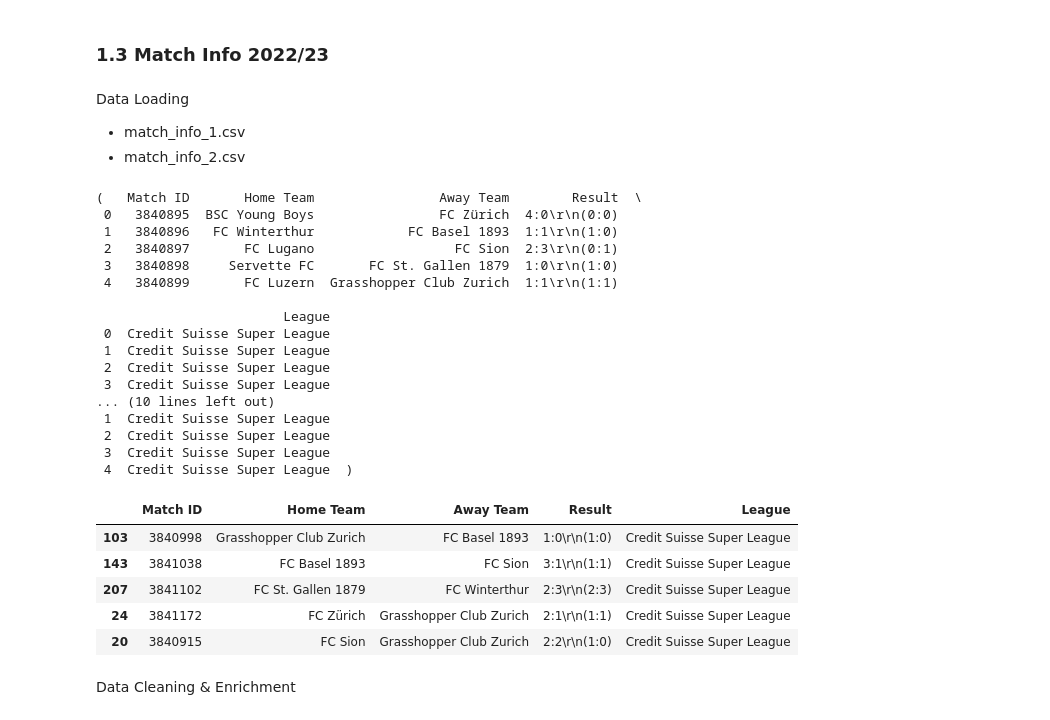
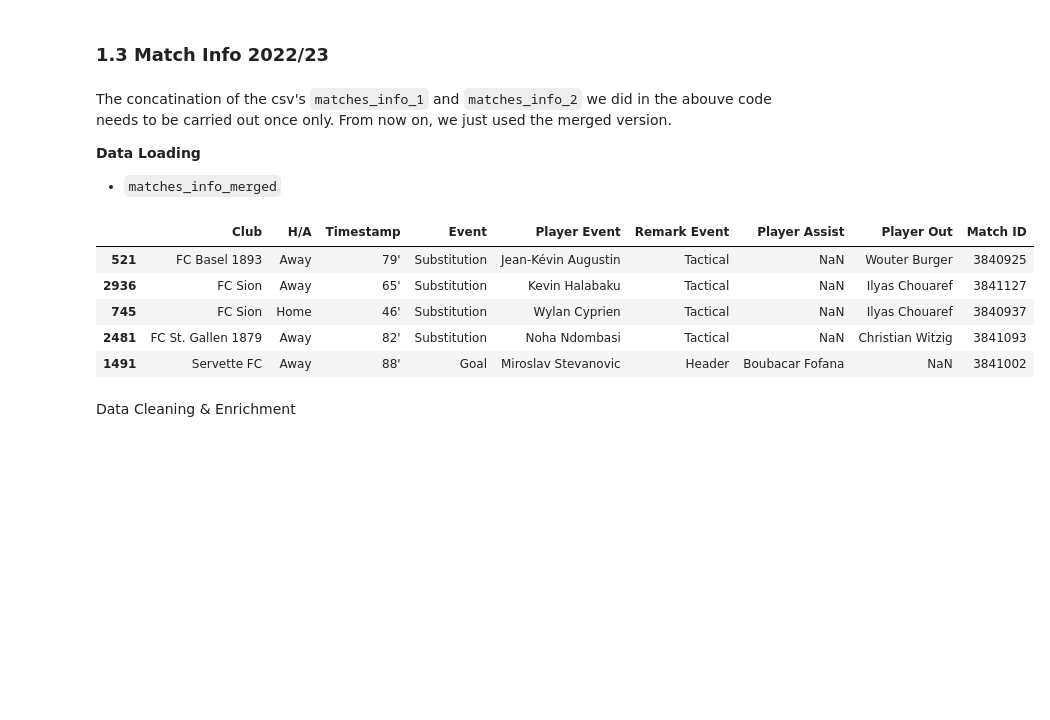
Before and after one commit to heinimoreno/PBL_RA_MH, a Jupyter notebook: Data_Analysis.ipynb, the cells around one changed output. Saved outputs shown, nothing was run; the diff lists cells and outputs as text; code cells hidden in the pictures; blank space fills up the shorter version.

```diff
--- a/Data_Analysis.ipynb
+++ b/Data_Analysis.ipynb
@@ -281,48 +263,37 @@ events_SL.sample(10)
 # %% [markdown]
 ### 1.3 Match Info 2022/23
-# %% [markdown]
-Data Loading
-- match_info_1.csv
-- match_info_2.csv
 # %%
 # Load the datasets
-minfo_1 = pd.read_csv('./data/matches_info_1.csv')
-minfo_2 = pd.read_csv('./data/matches_info_2.csv')
+#minfo_1 = pd.read_csv('./data/matches_info_1.csv')
+#minfo_2 = pd.read_csv('./data/matches_info_2.csv')
 
-minfo_1.head(), minfo_2.head()
+#minfo_1.head(), minfo_2.head()
-# %% [output]
-(   Match ID       Home Team                Away Team        Result  \
- 0   3840895  BSC Young Boys                FC Zürich  4:0\r\n(0:0)
- 1   3840896   FC Winterthur            FC Basel 1893  1:1\r\n(1:0)
- 2   3840897       FC Lugano                  FC Sion  2:3\r\n(0:1)
- 3   3840898     Servette FC       FC St. Gallen 1879  1:0\r\n(1:0)
- 4   3840899       FC Luzern  Grasshopper Club Zurich  1:1\r\n(1:1)
-
-                        League
- 0  Credit Suisse Super League
- 1  Credit Suisse Super League
- 2  Credit Suisse Super League
- 3  Credit Suisse Super League
-... (10 lines left out)
- 1  Credit Suisse Super League
- 2  Credit Suisse Super League
- 3  Credit Suisse Super League
- 4  Credit Suisse Super League  )
 # %%
 # Concatenate the datasets
-m_info = pd.concat([minfo_1, minfo_2], axis=0)
+#m_info = pd.concat([minfo_1, minfo_2], axis=0)
 
 # safe as csv in the data folder
-m_info.to_csv('./data/matches_info_merged.csv', index=False)
+#m_info.to_csv('./data/matches_info_merged.csv', index=False)
 
-m_info.sample(5)
+#m_info.sample(5)
-# %% [output]
-|  | Match ID | Home Team | Away Team | Result | League |
-| 103 | 3840998 | Grasshopper Club Zurich | FC Basel 1893 | 1:0\r\n(1:0) | Credit Suisse Super League |
-| 143 | 3841038 | FC Basel 1893 | FC Sion | 3:1\r\n(1:1) | Credit Suisse Super League |
-| 207 | 3841102 | FC St. Gallen 1879 | FC Winterthur | 2:3\r\n(2:3) | Credit Suisse Super League |
-| 24 | 3841172 | FC Zürich | Grasshopper Club Zurich | 2:1\r\n(1:1) | Credit Suisse Super League |
-| 20 | 3840915 | FC Sion | Grasshopper Club Zurich | 2:2\r\n(1:0) | Credit Suisse Super League |
+# %% [markdown]
+The concatination of the csv's `matches_info_1` and `matches_info_2` we did in the abouve code needs to be carried out once only.
+From now on, we just used the merged version.
+
+**Data Loading**
+- `matches_info_merged`
+# %%
+# Load the dataset
+m_info = pd.read_csv('./data/matches_info_merged.csv')
+
+events.sample(5)
+# %% [output]
+|  | Club | H/A | Timestamp | Event | Player Event | Remark Event | Player Assist | Player Out | Match ID |
+| 521 | FC Basel 1893 | Away | 79' | Substitution | Jean-Kévin Augustin | Tactical | NaN | Wouter Burger | 3840925 |
+| 2936 | FC Sion | Away | 65' | Substitution | Kevin Halabaku | Tactical | NaN | Ilyas Chouaref | 3841127 |
+| 745 | FC Sion | Home | 46' | Substitution | Wylan Cyprien | Tactical | NaN | Ilyas Chouaref | 3840937 |
+| 2481 | FC St. Gallen 1879 | Away | 82' | Substitution | Noha Ndombasi | Tactical | NaN | Christian Witzig | 3841093 |
+| 1491 | Servette FC | Away | 88' | Goal | Miroslav Stevanovic | Header | Boubacar Fofana | NaN | 3841002 |
 # %% [markdown]
 Data Cleaning & Enrichment
 # %%
```
Also changed, not shown: parts of 22 cells of this notebook, 7 other files.
